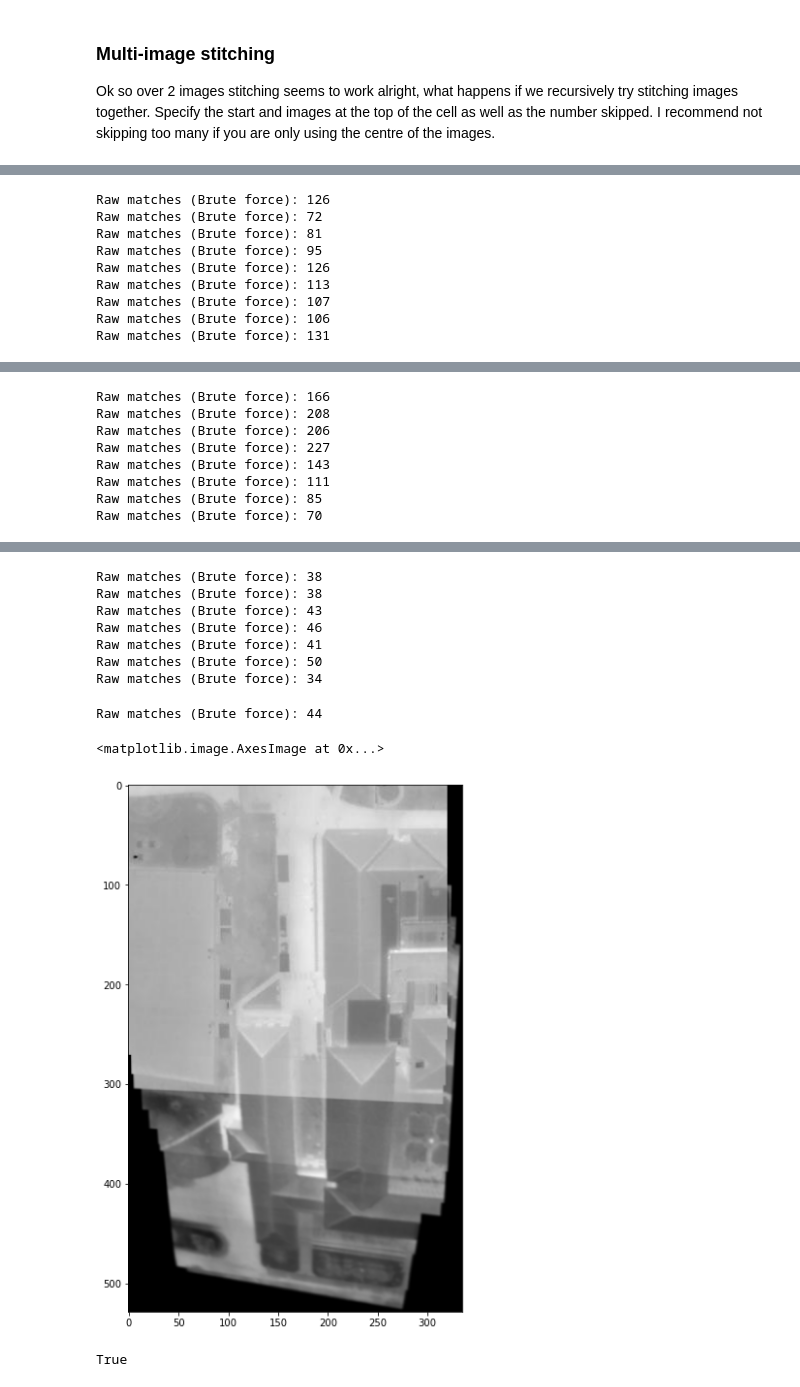
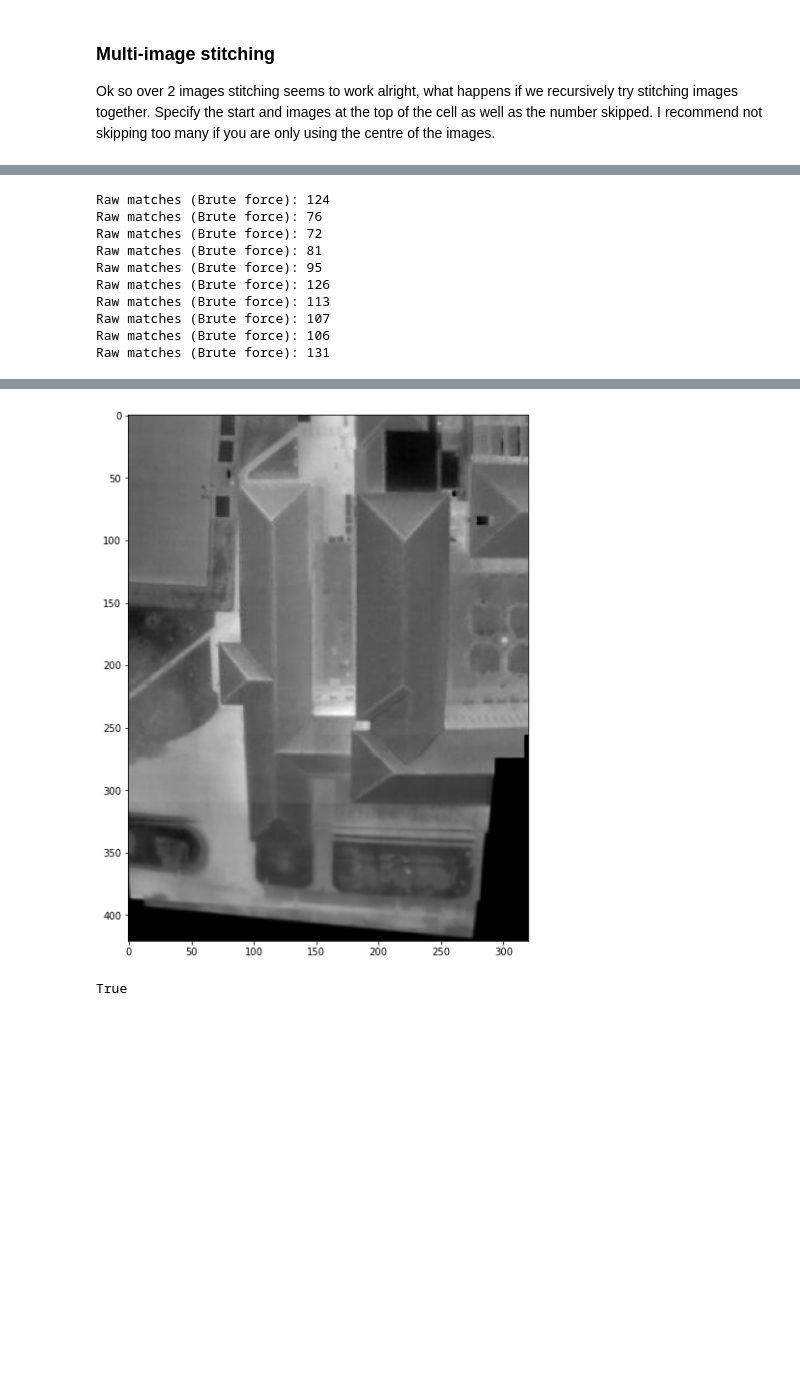
Before and after one commit to luke-scot/s4-thermal, a Jupyter notebook: summary.ipynb, the cells around one changed output, grey strips where cells are left out. Saved outputs shown, nothing was run; the diff lists cells and outputs as text; code cells hidden in the pictures; blank space fills up the shorter version.

Commit message:
Image addition loop not working yet

```diff
--- a/summary.ipynb
+++ b/summary.ipynb
@@ -155,14 +159,15 @@ ax2.scatter(merged.x,merged.y,c='r',label='raw')
 # Angle corrected
 dist = merged['altitude(m)']*np.tan(np.deg2rad(merged['pitch(deg)']))
 merged['xc'], merged['yc'] = merged.x+(dist*np.sin(np.deg2rad(merged['yaw(deg)']))), merged.y+(dist*np.cos(np.deg2rad(merged['yaw(deg)'])))
-if distFilt: merged = merged[abs(dist) < distFilt]
-ax2.scatter(merged['xc'],merged['yc'],c='g',label='corrected')
+if distFilt: idf = merged[abs(dist) < distFilt]
+else: idf = merged.copy()
+ax2.scatter(idf['xc'],idf['yc'],c='g',label='corrected')
 # Using velocity
-xyvs = np.zeros([len(merged), 2])
-xyvs[0,:] = merged.iloc[0][['x','y']]
-for num, i in enumerate(merged.index[1:]):
+xyvs = np.zeros([len(idf), 2])
+xyvs[0,:] = idf.iloc[0][['x','y']]
+for num, i in enumerate(idf.index[1:]):
     # Coordinates from initial and speed
-    vels = pathDf.loc[pathDf.loc[pathDf['timestamp']==merged.iloc[num-1]['timestamp']].index[0]:pathDf.loc[pathDf['timestamp']==merged.iloc[num]['timestamp']].index[0]][['velocityX(mps)','velocityY(mps)','yaw(deg)']].mean()
+    vels = pathDf.loc[pathDf.loc[pathDf['timestamp']==idf.iloc[num-1]['timestamp']].index[0]:pathDf.loc[pathDf['timestamp']==idf.iloc[num]['timestamp']].index[0]][['velocityX(mps)','velocityY(mps)','yaw(deg)']].mean()
     a = np.arctan(vels[1]/vels[0])
     v = np.hypot(vels[0],vels[1])#vels[1]/np.cos(a)# if np.cos(a) != 0 else vels[0]/np.sin(-a)
     #print(a)
@@ -361,7 +376,7 @@ feature_extractor = 'orb' # one of 'sift', 'surf', 'brisk', 'orb'
 feature_matching = 'bf'
 min_matches = 50
 start = 0
-end = 25
+end = 10
 tempfiles = ['temp0.jpg','temp1.jpg']
 
 arr = hf.img_to_arr(merged.iloc[start]['imgPath'], xq=xq, yq=yq)
@@ -438,4 +453,5 @@ Lossy conversion from float64 to uint8. Range [9.652187785492288, 24.84664347341
-Raw matches (Brute force): 126
+Raw matches (Brute force): 124
+Raw matches (Brute force): 76
 Raw matches (Brute force): 72
 Raw matches (Brute force): 81
 Raw matches (Brute force): 95
@@ -453,8 +463,0 @@ Lossy conversion from float64 to uint8. Range [0.25629700143224454, 32.858763597
-Raw matches (Brute force): 166
-Raw matches (Brute force): 208
-Raw matches (Brute force): 206
-Raw matches (Brute force): 227
-Raw matches (Brute force): 143
-Raw matches (Brute force): 111
-Raw matches (Brute force): 85
-Raw matches (Brute force): 70
@@ -466,13 +464,4 @@ Lossy conversion from float64 to uint8. Range [-7.692188873910652, 21.9802391346
-Raw matches (Brute force): 38
-Raw matches (Brute force): 38
-Raw matches (Brute force): 43
-Raw matches (Brute force): 46
-Raw matches (Brute force): 41
-Raw matches (Brute force): 50
-Raw matches (Brute force): 34
-Raw matches (Brute force): 44
-<matplotlib.image.AxesImage at 0x...>
-[figure, old version]
+[figure, new version]
 # %%
 # Save figure
 image_to_write = cv2.cvtColor(result, cv2.COLOR_RGB2BGR)
```
Also changed, not shown: parts of 17 cells of this notebook.
